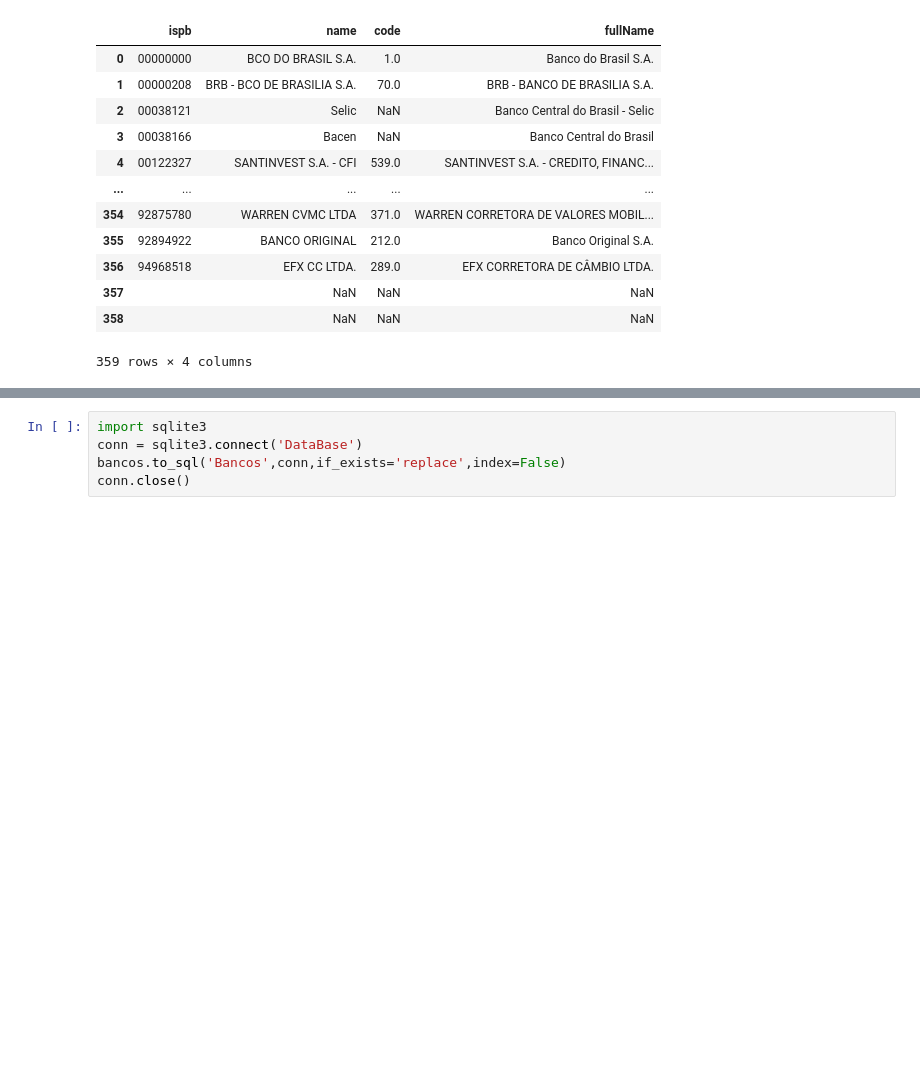
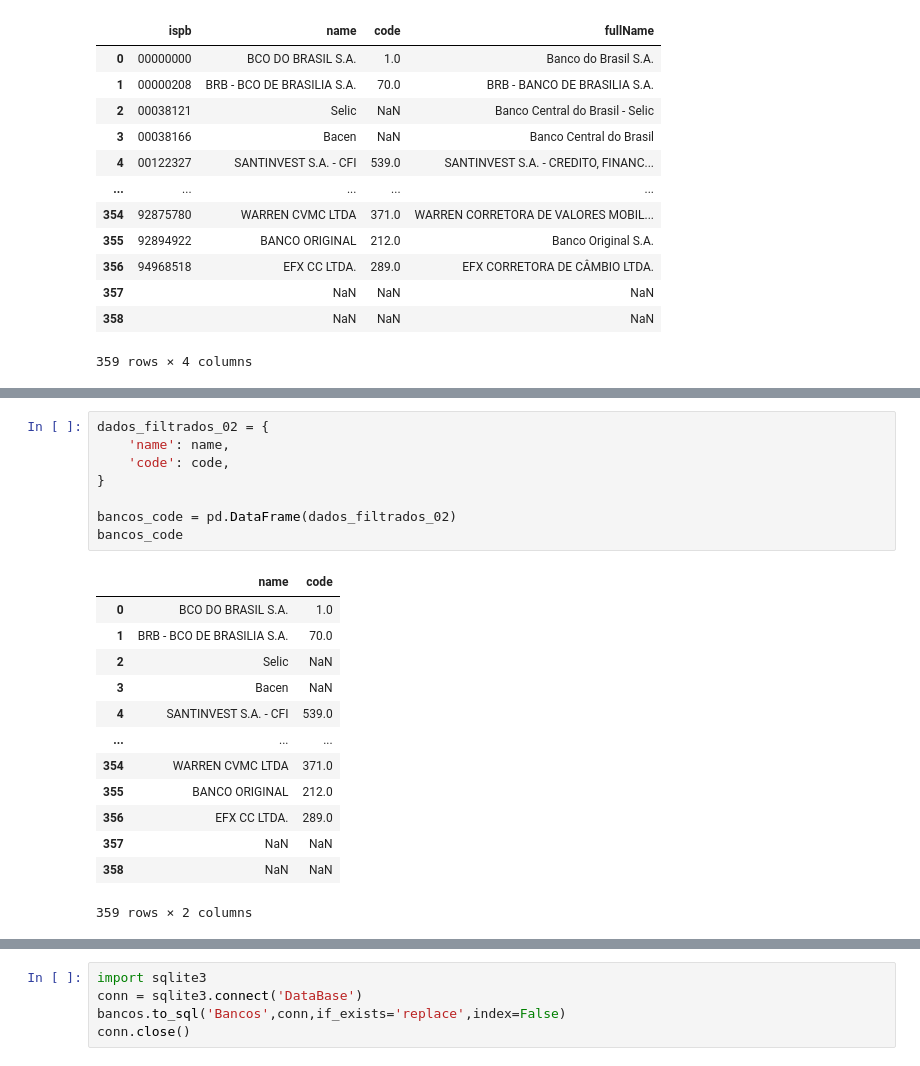
Before and after one commit to joansilva24/Projeto_ETL_coderhouse, a Jupyter notebook: trabalho_parte1_corrigido (1).ipynb, the cells around one changed output, grey strips where cells are left out. Saved outputs shown, nothing was run; the diff lists cells and outputs as text; blank space fills up the shorter version.

```diff
--- a/trabalho_parte1.ipynb
+++ b/trabalho_parte1_corrigido (1).ipynb
@@ -134,0 +136,22 @@ print(df_brasil)
+# %%
+dados_filtrados_02 = {
+    'name': name,
+    'code': code,
+}
+
+bancos_code = pd.DataFrame(dados_filtrados_02)
+bancos_code
+# %% [output]
+|  | name | code |
+| 0 | BCO DO BRASIL S.A. | 1.0 |
+| 1 | BRB - BCO DE BRASILIA S.A. | 70.0 |
+| 2 | Selic | NaN |
+| 3 | Bacen | NaN |
+| 4 | SANTINVEST S.A. - CFI | 539.0 |
+| ... | ... | ... |
+| 354 | WARREN CVMC LTDA | 371.0 |
+| 355 | BANCO ORIGINAL | 212.0 |
+| 356 | EFX CC LTDA. | 289.0 |
+| 357 | NaN | NaN |
+| 358 | NaN | NaN |
+359 rows × 2 columns
```
Also changed, not shown: parts of 8 cells of this notebook.
